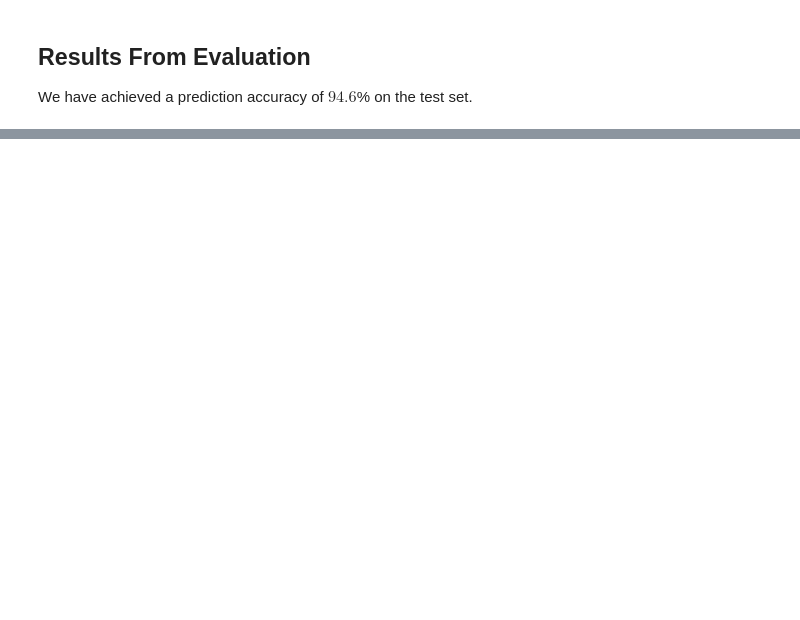
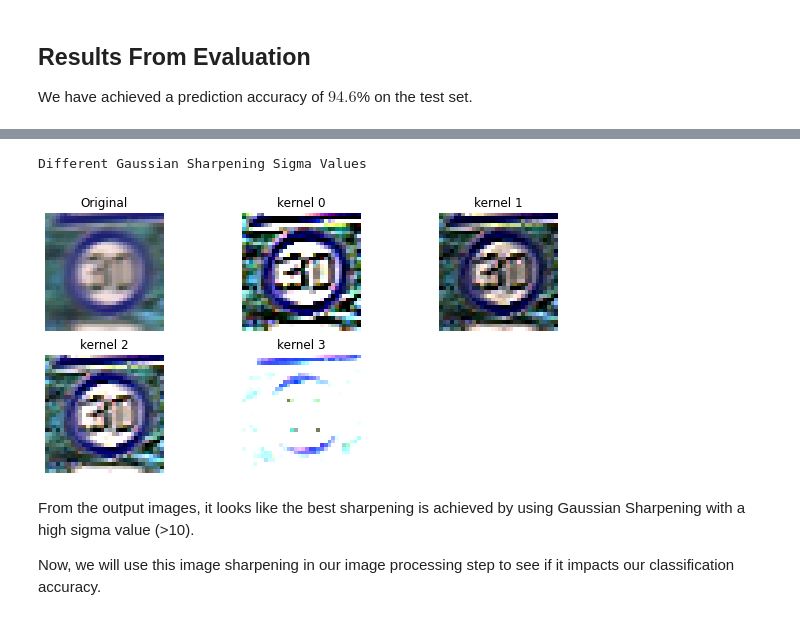
Before and after one commit to derekjohnsonva/GTSRB_ML_Exploration, a Jupyter notebook: exploration.ipynb, the cells around one changed output, grey strips where cells are left out. Drawn from its saved outputs; the diff is of its cells as text; code cells hidden in the pictures; blank space fills up the shorter version.

```diff
--- a/exploration.ipynb
+++ b/exploration.ipynb
@@ -254,0 +314,32 @@ We have achieved a prediction accuracy of $94.6$% on the test set.
+# %%
+# We will experiment with another way to sharpen the image
+# This is a simple kernel filter
+
+kernels = [
+    np.array([[-1,-1,-1], [-1,9,-1], [-1,-1,-1]]),
+    np.array([[0,-1,0], [-1,4.7,-1], [0,-1,0]]),
+    np.array([[0,-1,0], [-1,5,-1], [0,-1,0]]),
+    np.array([[0,-1,0], [-1,9,-1], [0,-1,0]]),
+]
+
+image_index = 110
+print("Different Gaussian Sharpening Sigma Values")
+plt.figure(figsize=(10, 10))
+plt.subplot(4,3,1)
+plt.axis('off')
+plt.imshow(real_test_images[image_index])
+plt.title("Original")
+for i, kernel in enumerate(kernels):
+    plt.subplot(4,3, i + 2)
+    plt.axis('off')
+    plt.imshow(cv.filter2D(real_test_images[image_index], -1, kernel))
+    plt.title("kernel " + str(i))
+# %% [output]
+Different Gaussian Sharpening Sigma Values
+[figure, added]
+# %% [markdown]
+From the output images, it looks like the best sharpening is achieved by using Gaussian Sharpening
+with a high sigma value (>10).
+
+Now, we will use this image sharpening in our image processing step to see if it impacts our classification
+accuracy.
```
Also changed, not shown: parts of 9 cells of this notebook.
